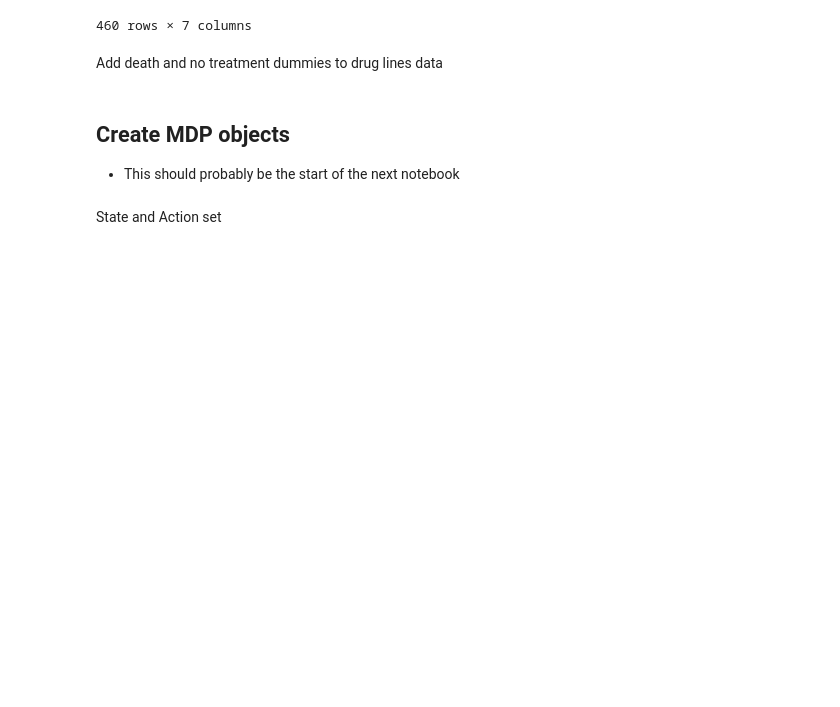
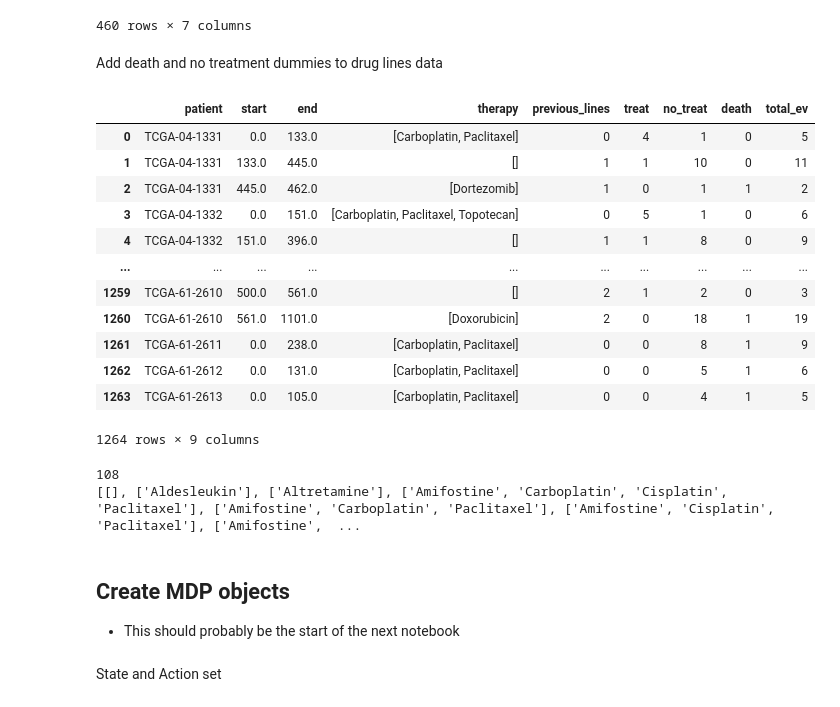
Before and after one commit to bmurphy1993/Cancer_Reinforcement_Learning, a Jupyter notebook: Data_Preprocessing.ipynb, the cells around one changed output. Saved outputs shown, nothing was run; the diff lists cells and outputs as text; code cells hidden in the pictures; blank space fills up the shorter version.

```diff
--- a/Data_Preprocessing.ipynb
+++ b/Data_Preprocessing.ipynb
@@ -168,12 +177,30 @@ for barcode in tcga_timefix['bcr_patient_barcode'].unique():
     # Add treat transition var
     for line in range(len(ranges_final)):
         try:
-            if ranges_final[line+1][2] != []:
+            if (ranges_final[line][2] != []) & (ranges_final[line+1][2] != []):
+                ranges_final[line].append(math.ceil((ranges_final[line][1] - ranges_final[line][0]) / 30))
+            elif (ranges_final[line][2] != []) & (ranges_final[line+1][2] == []):
+                ranges_final[line].append(math.ceil((ranges_final[line][1] - ranges_final[line][0]) / 30) - 1)
+            elif (ranges_final[line][2] == []) & (ranges_final[line+1][2] != []):
                 ranges_final[line].append(1)
-            else:
+            elif (ranges_final[line][2] == []) & (ranges_final[line+1][2] == []):
                 ranges_final[line].append(0)
         except IndexError:
             ranges_final[line].append(0)
+
+    # Add no treat transition var
+    for line in range(len(ranges_final)):
+        try:
+            if (ranges_final[line][2] != []) & (ranges_final[line+1][2] != []):
+                ranges_final[line].append(0)
+            elif (ranges_final[line][2] != []) & (ranges_final[line+1][2] == []):
+                ranges_final[line].append(1)
+            elif (ranges_final[line][2] == []) & (ranges_final[line+1][2] != []):
+                ranges_final[line].append(math.ceil((ranges_final[line][1] - ranges_final[line][0]) / 30) - 1)
+            elif (ranges_final[line][2] == []) & (ranges_final[line+1][2] == []):
+                ranges_final[line].append(math.ceil((ranges_final[line][1] - ranges_final[line][0]) / 30))
+        except IndexError:
+            ranges_final[line].append(math.ceil((ranges_final[line][1] - ranges_final[line][0]) / 30))
 
     # Add patient barcodes
     for line in range(len(ranges_final)):
@@ -182,10 +209,10 @@ for barcode in tcga_timefix['bcr_patient_barcode'].unique():
 
     tcga_drug_lines.extend(ranges_final)
 
-tcga_drug_lines[3] = ['TCGA-04-1332', 0.0, 151.0, ['Carboplatin', 'Paclitaxel', 'Topotecan'], 0, 0] # Special case to fix. Make sure to check this if make changes above
+tcga_drug_lines[3] = ['TCGA-04-1332', 0.0, 151.0, ['Carboplatin', 'Paclitaxel', 'Topotecan'], 0, 5, 1] # Special case to fix. Make sure to check this if make changes above
 
 # Back to df
-lines_df = pd.DataFrame(tcga_drug_lines, columns=['bcr_patient_barcode', 'start', 'end', 'therapy', 'previous_lines', 'treat'])
+lines_df = pd.DataFrame(tcga_drug_lines, columns=['bcr_patient_barcode', 'start', 'end', 'therapy', 'previous_lines', 'treat', 'no_treat'])
 
 # List of patient barcodes
 tcga_barcodes = list(lines_df['bcr_patient_barcode'].unique())
@@ -277,12 +304,42 @@ lines_df_2 = lines_df.merge(tcga_ov_1_keep[['bcr_patient_barcode', 'outcome_over
 # Only keep death event on last line
 lines_df_2.loc[lines_df_2['patient'] == lines_df_2['patient'].shift(-1), 'death'] = 0
 
-# Dummy for transition no treatment
-lines_df_2['no_treat'] = 1 - lines_df_2['treat'] - lines_df_2['death']
+# Total events
+lines_df_2['total_ev'] = lines_df_2['treat'] + lines_df_2['no_treat'] + lines_df_2['death']
 
 # Function to get indices of a therapy
 def get_index_pos(my_list, val):
     return [i for i, x in enumerate(my_list) if x == val]
+# %%
+# Create version of final dataset that only includes patients who died
+d_pats = list(tcga_ov_1_keep['bcr_patient_barcode'].loc[tcga_ov_1_keep['outcome_overall_survival_censoring'] == 1])
+
+lines_df_d = lines_df_2[lines_df_2['patient'].isin(d_pats)].reset_index().drop(['index'], axis=1)
+lines_df_d
+# %% [output]
+|  | patient | start | end | therapy | previous_lines | treat | no_treat | death | total_ev |
+| 0 | TCGA-04-1331 | 0.0 | 133.0 | [Carboplatin, Paclitaxel] | 0 | 4 | 1 | 0 | 5 |
+| 1 | TCGA-04-1331 | 133.0 | 445.0 | [] | 1 | 1 | 10 | 0 | 11 |
+| 2 | TCGA-04-1331 | 445.0 | 462.0 | [Dortezomib] | 1 | 0 | 1 | 1 | 2 |
+| 3 | TCGA-04-1332 | 0.0 | 151.0 | [Carboplatin, Paclitaxel, Topotecan] | 0 | 5 | 1 | 0 | 6 |
+| 4 | TCGA-04-1332 | 151.0 | 396.0 | [] | 1 | 1 | 8 | 0 | 9 |
+| ... | ... | ... | ... | ... | ... | ... | ... | ... | ... |
+| 1259 | TCGA-61-2610 | 500.0 | 561.0 | [] | 2 | 1 | 2 | 0 | 3 |
+| 1260 | TCGA-61-2610 | 561.0 | 1101.0 | [Doxorubicin] | 2 | 0 | 18 | 1 | 19 |
+| 1261 | TCGA-61-2611 | 0.0 | 238.0 | [Carboplatin, Paclitaxel] | 0 | 0 | 8 | 1 | 9 |
+| 1262 | TCGA-61-2612 | 0.0 | 131.0 | [Carboplatin, Paclitaxel] | 0 | 0 | 5 | 1 | 6 |
+| 1263 | TCGA-61-2613 | 0.0 | 105.0 | [Carboplatin, Paclitaxel] | 0 | 0 | 4 | 1 | 5 |
+1264 rows × 9 columns
+# %%
+test_list = list(lines_df_d['therapy'])
+test_list.sort()
+test_list = list(test_list for test_list,_ in itertools.groupby(test_list))
+
+print(len(test_list))
+print(test_list[0:10])
+# %% [output]
+108
+[[], ['Aldesleukin'], ['Altretamine'], ['Amifostine', 'Carboplatin', 'Cisplatin', 'Paclitaxel'], ['Amifostine', 'Carboplatin', 'Paclitaxel'], ['Amifostine', 'Cisplatin', 'Paclitaxel'], ['Amifostine',  ...
 # %% [markdown]
 ## Create MDP objects
 
```
Also changed, not shown: parts of 17 cells of this notebook.
